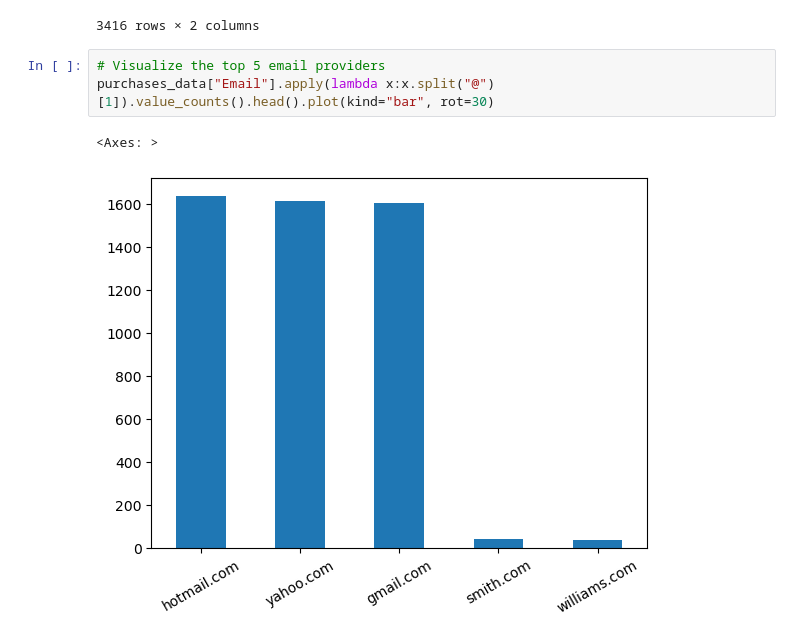
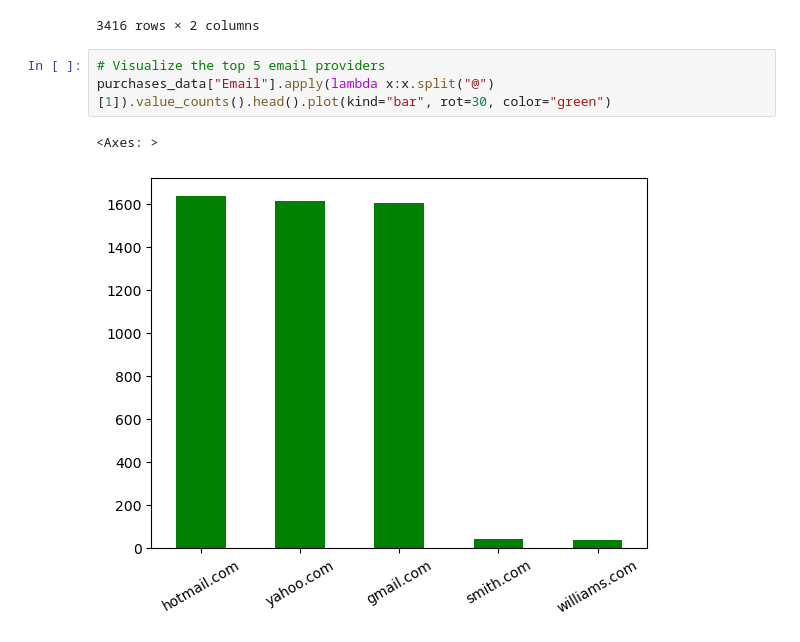
Before and after one commit to Sunday-Oladokun/E-Commerce-EDA-Project, a Jupyter notebook: E-Commerce Sales.ipynb, the cells around one changed output. Drawn from its saved outputs; the diff is of its cells as text.

```diff
--- a/E-Commerce Sales.ipynb
+++ b/E-Commerce Sales.ipynb
@@ -281,7 +390,7 @@ mail_providers.sort_values("Count", ascending=False)
 3416 rows × 2 columns
 # %%
 # Visualize the top 5 email providers
-purchases_data["Email"].apply(lambda x:x.split("@")[1]).value_counts().head().plot(kind="bar", rot=30)
+purchases_data["Email"].apply(lambda x:x.split("@")[1]).value_counts().head().plot(kind="bar", rot=30, color="green")
 # %% [output]
 <Axes: >
-[figure, old version]
+[figure, new version]
```
Also changed, not shown: parts of 22 cells of this notebook, 1 other file.
